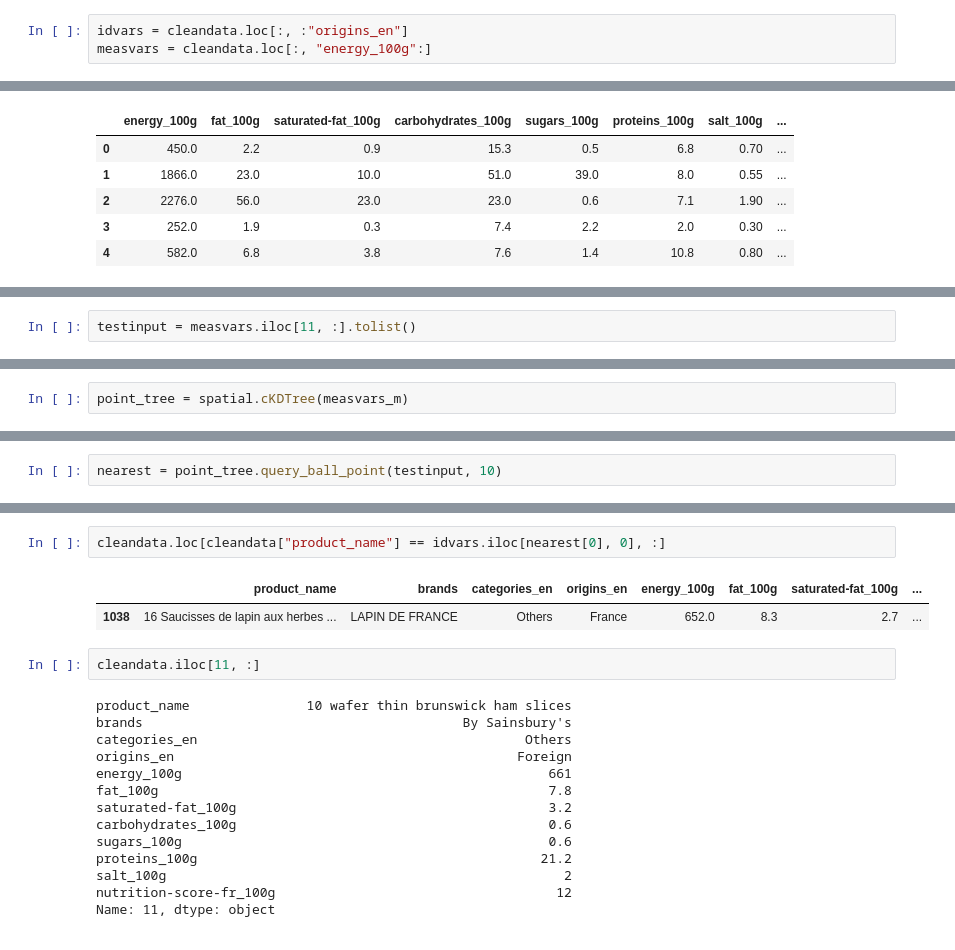
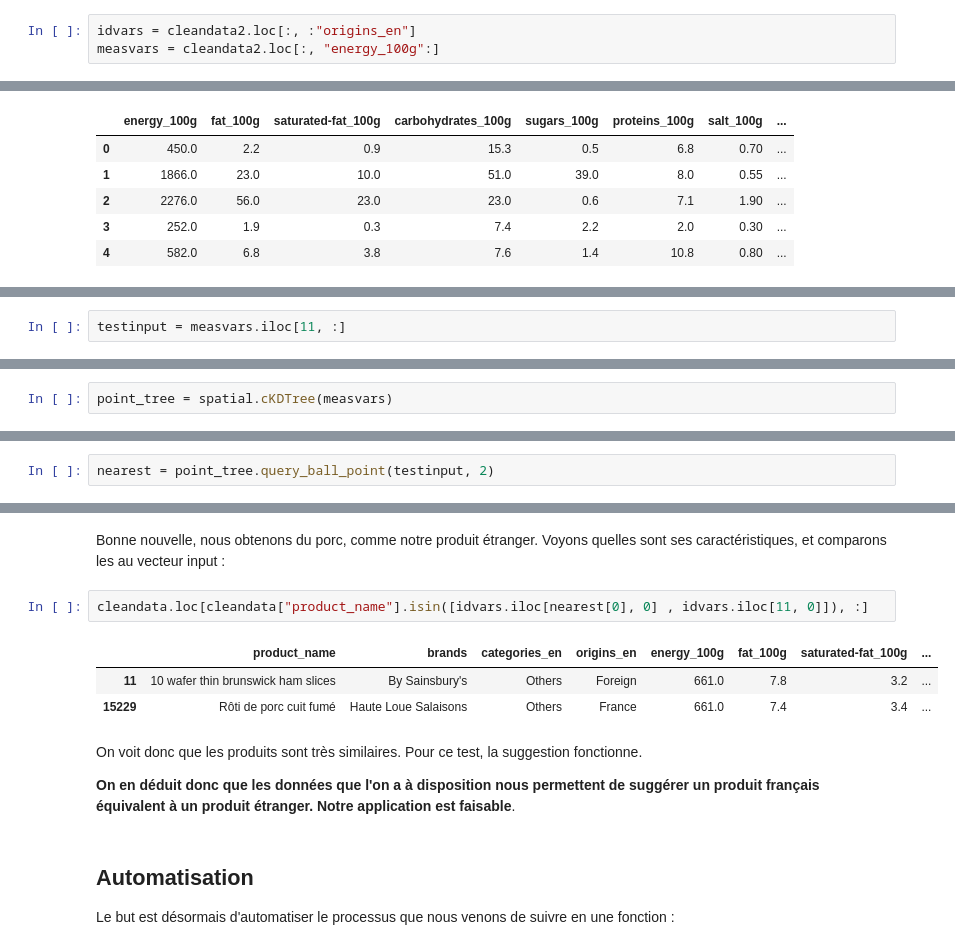
Before and after one commit to Anvil-Late/DS_prj3, a Jupyter notebook: Projet3_p2.ipynb, the cells around one changed output, grey strips where cells are left out. Saved outputs shown, nothing was run; the diff lists cells and outputs as text.

Commit message:
Update Projet3_p2.ipynb
test d'application et POC complétés

```diff
--- a/Projet3_p2.ipynb
+++ b/Projet3_p2.ipynb
@@ -351,3 +364,3 @@ La première étape consiste en la séparation entre ces deux types de variables
 # %%
-idvars = cleandata.loc[:, :"origins_en"]
-measvars = cleandata.loc[:, "energy_100g":]
+idvars = cleandata2.loc[:, :"origins_en"]
+measvars = cleandata2.loc[:, "energy_100g":]
@@ -380,2 +401,2 @@ idvars.loc[idvars["origins_en"] == "Foreign", :]
 # %%
-testinput = measvars.iloc[11, :].tolist()
+testinput = measvars.iloc[11, :]
@@ -384,2 +425,2 @@ measvars_m = measvars.to_numpy()
 # %%
-point_tree = spatial.cKDTree(measvars_m)
+point_tree = spatial.cKDTree(measvars)
@@ -386,2 +429,2 @@ point_tree = spatial.cKDTree(measvars_m)
 # %%
-nearest = point_tree.query_ball_point(testinput, 10)
+nearest = point_tree.query_ball_point(testinput, 2)
@@ -420,23 +446,18 @@ Name: 1038, dtype: object
+# %% [markdown]
+Bonne nouvelle, nous obtenons du porc, comme notre produit étranger. Voyons quelles sont ses caractéristiques, et comparons les au vecteur input :
 # %%
-cleandata.loc[cleandata["product_name"] == idvars.iloc[nearest[0], 0], :]
+cleandata.loc[cleandata["product_name"].isin([idvars.iloc[nearest[0], 0] , idvars.iloc[11, 0]]), :]
 # %% [output]
 |  | product_name | brands | categories_en | origins_en | energy_100g | fat_100g | saturated-fat_100g | ... |
-| 1038 | 16 Saucisses de lapin aux herbes ... | LAPIN DE FRANCE | Others | France | 652.0 | 8.3 | 2.7 | ... |
+| 11 | 10 wafer thin brunswick ham slices | By Sainsbury's | Others | Foreign | 661.0 | 7.8 | 3.2 | ... |
+| 15229 | Rôti de porc cuit fumé | Haute Loue Salaisons | Others | France | 661.0 | 7.4 | 3.4 | ... |
-# %%
-cleandata.iloc[11, :]
-# %% [output]
-product_name               10 wafer thin brunswick ham slices
-brands                                         By Sainsbury's
-categories_en                                          Others
-origins_en                                            Foreign
-energy_100g                                               661
-fat_100g                                                  7.8
-saturated-fat_100g                                        3.2
-carbohydrates_100g                                        0.6
-sugars_100g                                               0.6
-proteins_100g                                            21.2
-salt_100g                                                   2
-nutrition-score-fr_100g                                    12
-Name: 11, dtype: object
+# %% [markdown]
+On voit donc que les produits sont très similaires. Pour ce test, la suggestion fonctionne.
+
+**On en déduit donc que les données que l'on a à disposition nous permettent de suggérer un produit français équivalent à un produit étranger. Notre application est faisable**.
+# %% [markdown]
+## Automatisation
+
+Le but est désormais d'automatiser le processus que nous venons de suivre en une fonction :
 # %%
 def get_similar(product):
```
Also changed, not shown: parts of 31 cells of this notebook.
